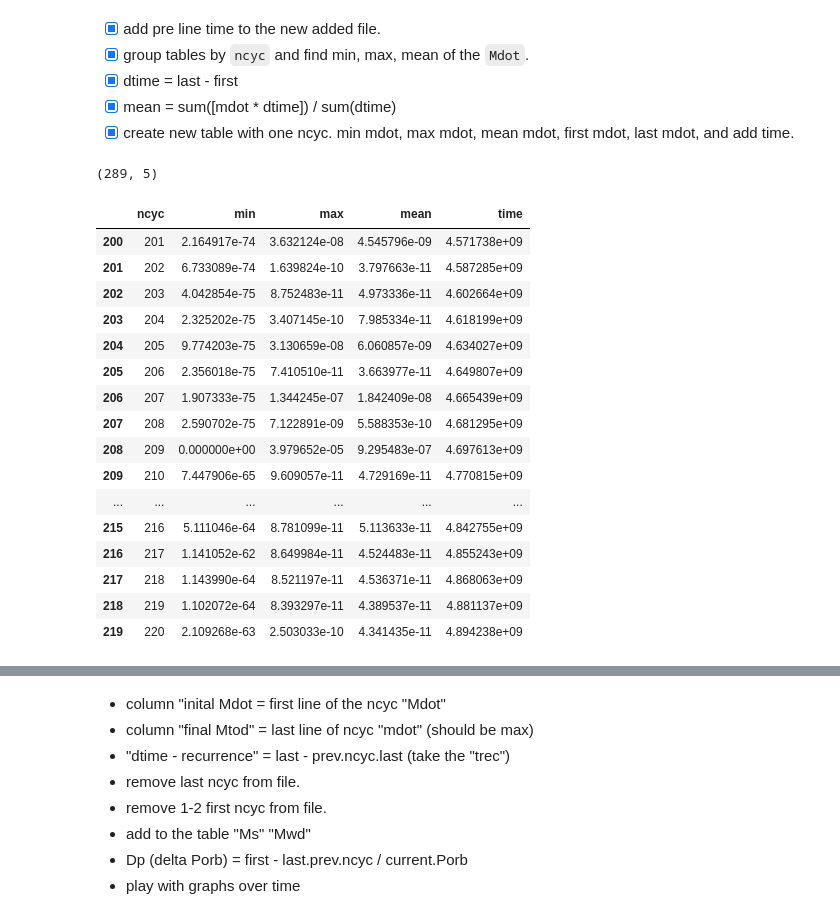
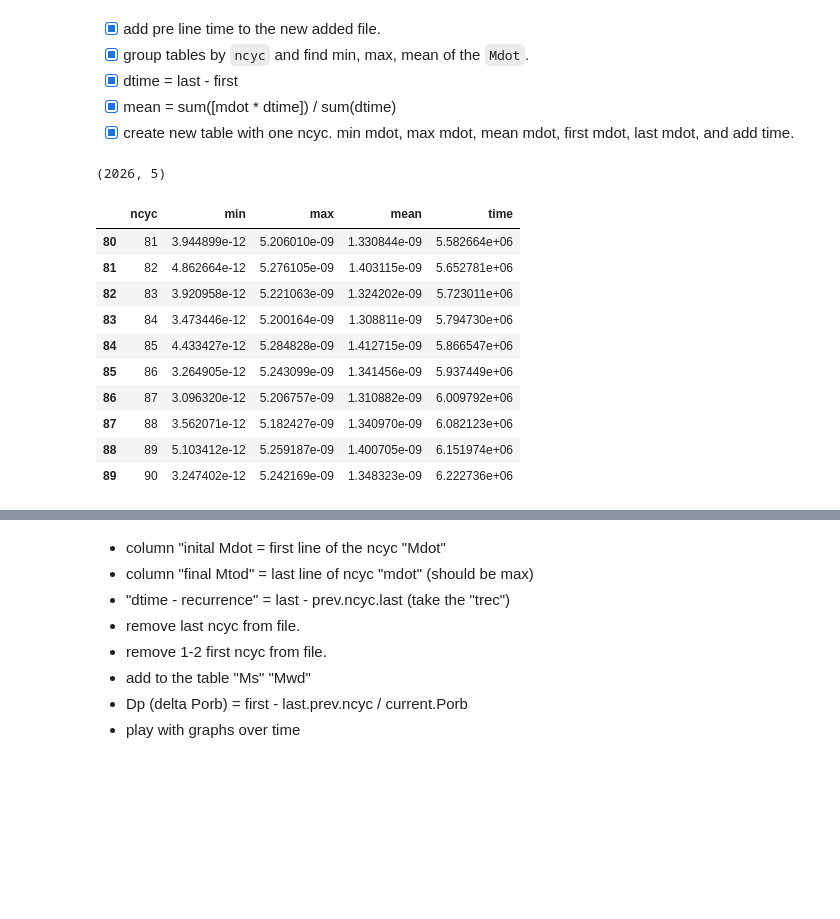
Before and after one commit to jenya1996/Final-project, a Jupyter notebook: final_project.ipynb, the cells around one changed output, grey strips where cells are left out. Cells and saved outputs as stored; diff of their text form; code cells hidden in the pictures; blank space fills up the shorter version.

```diff
--- a/final_project.ipynb
+++ b/final_project.ipynb
@@ -71,6 +58,6 @@ import pandas as pd
 # %%
 # Directory containing the files
-data_folder = "data"
+data_folder = r"data/MdotfromMRATE_070_045_mt"
 
 # Get a list of all files in the folder
 file_list = os.listdir(data_folder)
@@ -108,10 +97,13 @@ for i, (file_name, df) in enumerate(dataframes.items()):
         df = df.copy()
 
         df["ncyc"] = pd.to_numeric(df["ncyc"], errors="coerce")  # Ensure numeric type
-
-        # Filter rows if it's not the first file
+        # temp_time = df["time"].iloc[-1]  # Get the last time value for adjustment
+        # Filter rows by ncyc if it's not the first file
         if i != 0:
             df = df[df["ncyc"] != 1]
+            df = df[df["ncyc"] != 2]
+
+        df = df[df["ncyc"] != df["ncyc"].iloc[-1]]  # For the first file, filter out the last row
 
         # Adjust 'ncyc' values to continue from the previous max
         df["ncyc"] += current_max_ncyc
@@ -119,13 +111,14 @@ for i, (file_name, df) in enumerate(dataframes.items()):
 
         # Adjust 'time' values to continue from the last value
         df['time'] += last_time_value
-        last_time_value = df["time"].iloc[-1]
+        last_time_value = df['time'].iloc[-1]
 
         # Combine the DataFrame
         combined_df = pd.concat([combined_df, df], ignore_index=True)
-        print(f"Processed and added {file_name} to the combined DataFrame.")
+        print(f"Processed and added {file_name} to the combined DataFrame. last row: {df.shape[0]}")
     else:
         print(f"'ncyc' column not found in {file_name}. Skipping.")
 
 print("All DataFrames filtered, adjusted, and combined successfully.")
+combined_df.shape
 # %% [output]
@@ -176,44 +144,36 @@ combined_df.loc[740: 750]
 # %%
 pick_first_time = True  # Set to False to pick last time instead
 
 if pick_first_time:
     time_summary = combined_df.groupby("ncyc")["time"].first().reset_index(name="time")
 else:
     time_summary = combined_df.groupby("ncyc")["time"].last().reset_index(name="time")
 
 summary = combined_df.groupby("ncyc")["Mdot"].agg(["min", "max"]).reset_index()
 
 combined_df["dtime"] = combined_df["time"].diff()
 # Compute mean using the weighted method
 combined_df["weighted_mdot"] = combined_df["Mdot"] * combined_df["dtime"]
 
 weighted_mean = combined_df.groupby("ncyc").apply(lambda x: x["weighted_mdot"].sum() / x["dtime"].sum() if x["dtime"].sum() != 0 else 0).reset_index(name="mean")
 
 # Merge results
 summary = summary.merge(weighted_mean, on="ncyc", how="left")
 summary = summary.merge(time_summary, on="ncyc", how="left")
 
-# filter_value = 1e-2
-# summary = summary[summary["mean"] < filter_value]
 print(summary.shape)
-summary[200:220]
+summary[80:90]
 # %% [output]
-(289, 5)
+(2026, 5)
 |  | ncyc | min | max | mean | time |
-| 200 | 201 | 2.164917e-74 | 3.632124e-08 | 4.545796e-09 | 4.571738e+09 |
-| 201 | 202 | 6.733089e-74 | 1.639824e-10 | 3.797663e-11 | 4.587285e+09 |
-| 202 | 203 | 4.042854e-75 | 8.752483e-11 | 4.973336e-11 | 4.602664e+09 |
-| 203 | 204 | 2.325202e-75 | 3.407145e-10 | 7.985334e-11 | 4.618199e+09 |
-| 204 | 205 | 9.774203e-75 | 3.130659e-08 | 6.060857e-09 | 4.634027e+09 |
-| 205 | 206 | 2.356018e-75 | 7.410510e-11 | 3.663977e-11 | 4.649807e+09 |
-| 206 | 207 | 1.907333e-75 | 1.344245e-07 | 1.842409e-08 | 4.665439e+09 |
-| 207 | 208 | 2.590702e-75 | 7.122891e-09 | 5.588353e-10 | 4.681295e+09 |
-| 208 | 209 | 0.000000e+00 | 3.979652e-05 | 9.295483e-07 | 4.697613e+09 |
-| 209 | 210 | 7.447906e-65 | 9.609057e-11 | 4.729169e-11 | 4.770815e+09 |
-| ... | ... | ... | ... | ... | ... |
-| 215 | 216 | 5.111046e-64 | 8.781099e-11 | 5.113633e-11 | 4.842755e+09 |
-| 216 | 217 | 1.141052e-62 | 8.649984e-11 | 4.524483e-11 | 4.855243e+09 |
-| 217 | 218 | 1.143990e-64 | 8.521197e-11 | 4.536371e-11 | 4.868063e+09 |
-| 218 | 219 | 1.102072e-64 | 8.393297e-11 | 4.389537e-11 | 4.881137e+09 |
-| 219 | 220 | 2.109268e-63 | 2.503033e-10 | 4.341435e-11 | 4.894238e+09 |
+| 80 | 81 | 3.944899e-12 | 5.206010e-09 | 1.330844e-09 | 5.582664e+06 |
+| 81 | 82 | 4.862664e-12 | 5.276105e-09 | 1.403115e-09 | 5.652781e+06 |
+| 82 | 83 | 3.920958e-12 | 5.221063e-09 | 1.324202e-09 | 5.723011e+06 |
+| 83 | 84 | 3.473446e-12 | 5.200164e-09 | 1.308811e-09 | 5.794730e+06 |
+| 84 | 85 | 4.433427e-12 | 5.284828e-09 | 1.412715e-09 | 5.866547e+06 |
+| 85 | 86 | 3.264905e-12 | 5.243099e-09 | 1.341456e-09 | 5.937449e+06 |
+| 86 | 87 | 3.096320e-12 | 5.206757e-09 | 1.310882e-09 | 6.009792e+06 |
+| 87 | 88 | 3.562071e-12 | 5.182427e-09 | 1.340970e-09 | 6.082123e+06 |
+| 88 | 89 | 5.103412e-12 | 5.259187e-09 | 1.400705e-09 | 6.151974e+06 |
+| 89 | 90 | 3.247402e-12 | 5.242169e-09 | 1.348323e-09 | 6.222736e+06 |
 # %%
```
Also changed, not shown: parts of 14 cells of this notebook, 5 other files.
